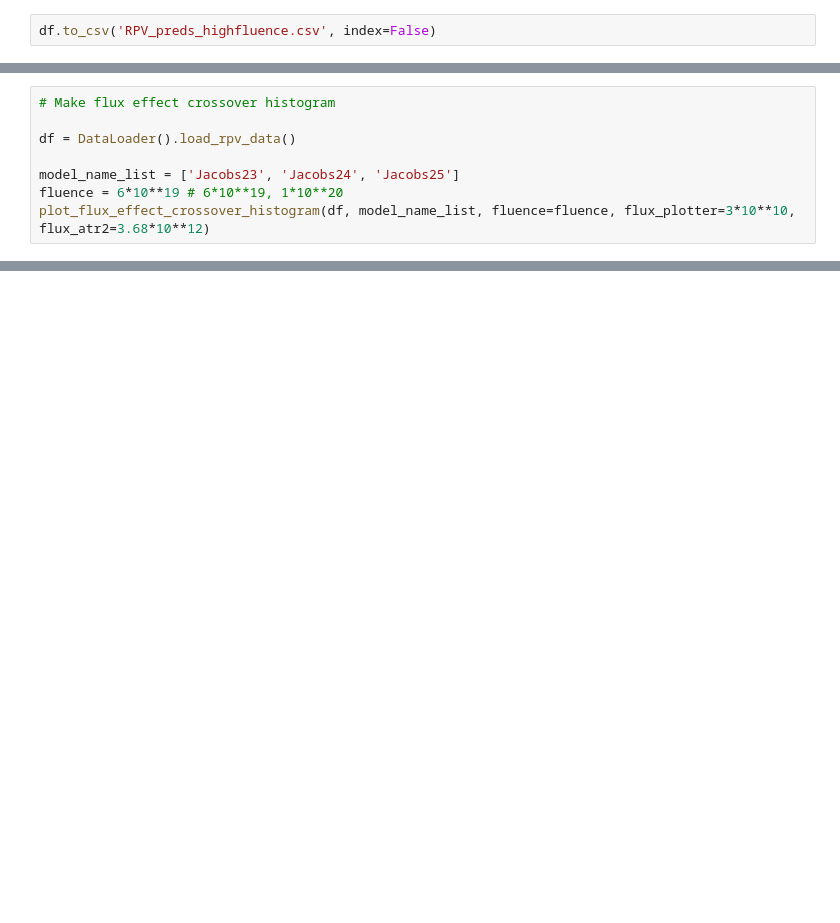
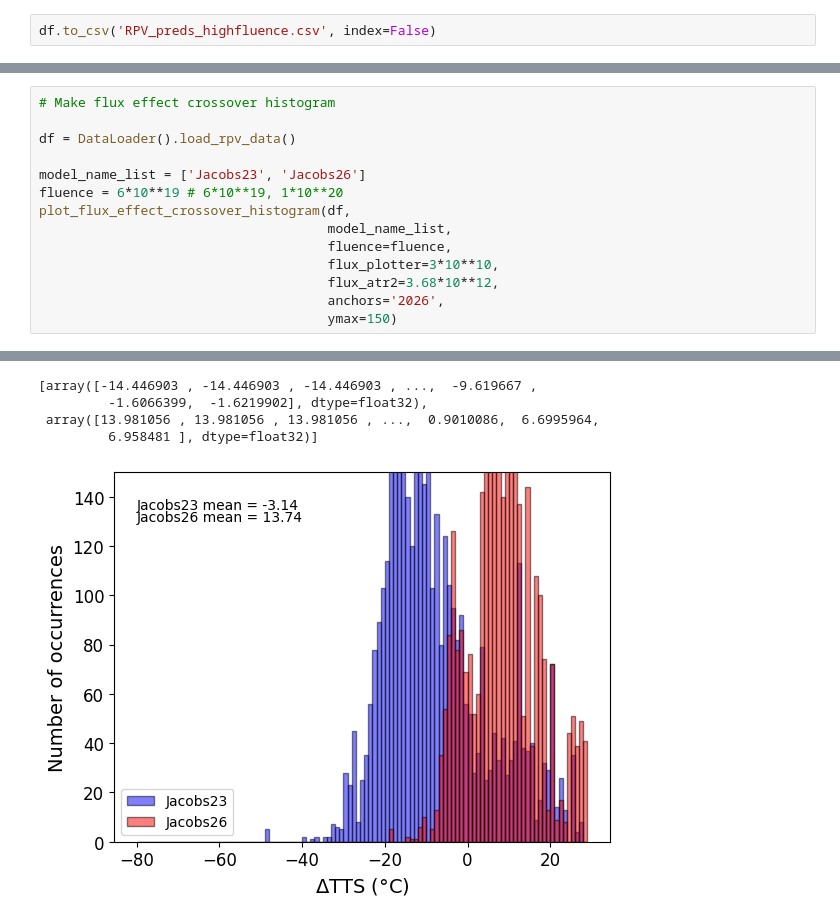
Before and after one commit to uw-cmg/RPV_model_benchmarking, a Jupyter notebook: RPV_model_benchmarking_notebook.ipynb, the cells around one changed output, grey strips where cells are left out. Cells and saved outputs as stored; diff of their text form; blank space fills up the shorter version.

```diff
--- a/RPV_model_benchmarking_notebook.ipynb
+++ b/RPV_model_benchmarking_notebook.ipynb
@@ -195,6 +325,13 @@ plot_embrittlement_curve(df,
 
 df = DataLoader().load_rpv_data()
 
-model_name_list = ['Jacobs23', 'Jacobs24', 'Jacobs25']
+model_name_list = ['Jacobs23', 'Jacobs26']
 fluence = 6*10**19 # 6*10**19, 1*10**20
-plot_flux_effect_crossover_histogram(df, model_name_list, fluence=fluence, flux_plotter=3*10**10, flux_atr2=3.68*10**12)
+plot_flux_effect_crossover_histogram(df,
+                                     model_name_list,
+                                     fluence=fluence,
+                                     flux_plotter=3*10**10,
+                                     flux_atr2=3.68*10**12,
+                                     anchors='2026',
+                                     ymax=150)
+# %% [output]
@@ -201,3 +388,8 @@ plot_flux_effect_crossover_histogram(df, model_name_list, fluence=fluence, flux_
+[array([-14.446903 , -14.446903 , -14.446903 , ...,  -9.619667 ,
+         -1.6066399,  -1.6219902], dtype=float32),
+ array([13.981056 , 13.981056 , 13.981056 , ...,  0.9010086,  6.6995964,
+         6.958481 ], dtype=float32)]
+[figure, added]
 # %%
 # Make crossplots
 
```
Also changed, not shown: parts of 11 cells of this notebook.
